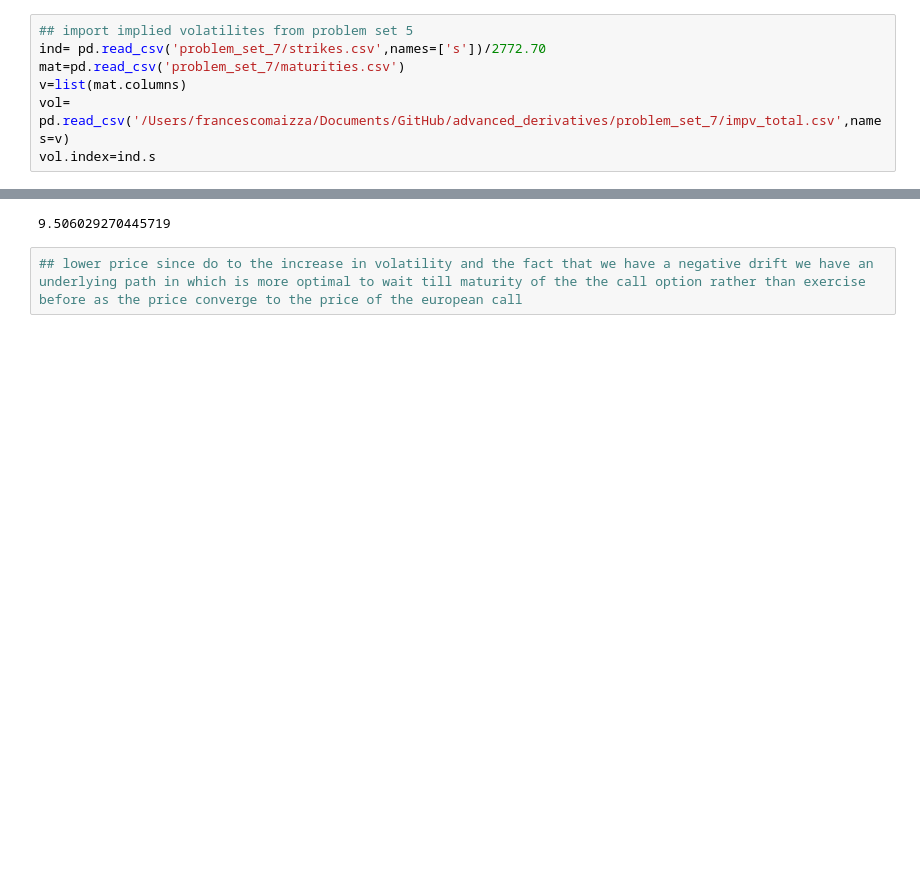
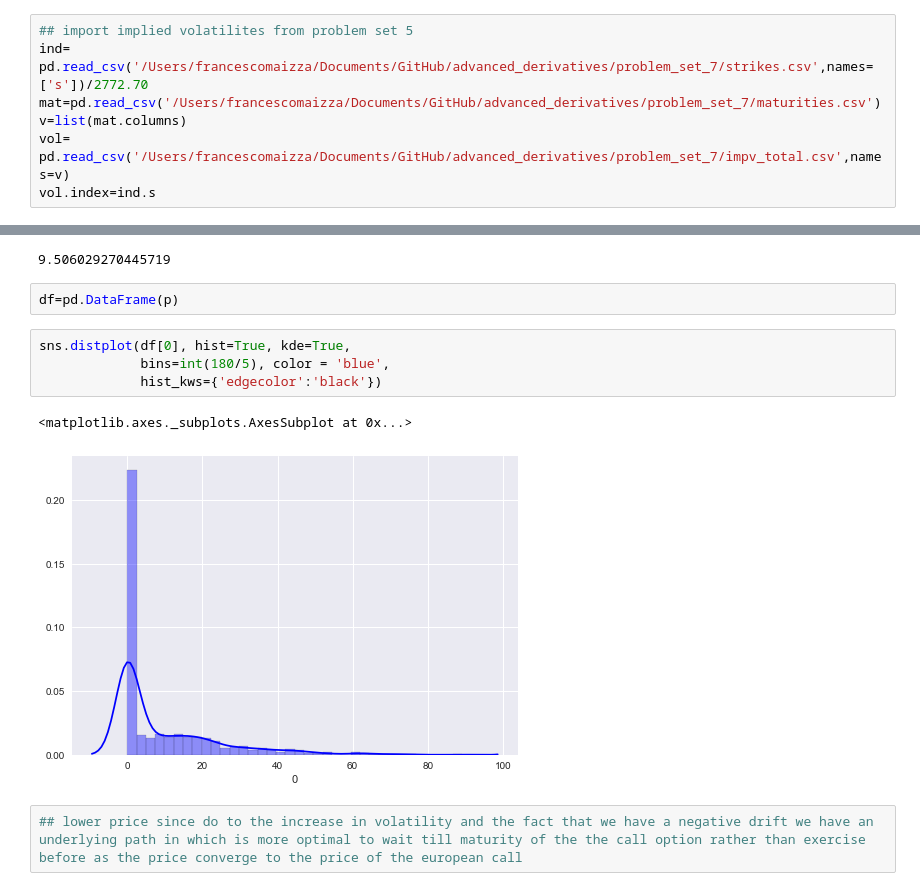
Before and after one commit to anitamezzetti/advanced_derivatives, a Jupyter notebook: problem_set_7/as7.ipynb, the cells around one changed output, grey strips where cells are left out. Drawn from its saved outputs; the diff is of its cells as text; blank space fills up the shorter version.

```diff
--- a/problem_set_7/as7.ipynb
+++ b/problem_set_7/as7.ipynb
@@ -102,8 +112,8 @@ bs(S0, K, 1,r,delta, sigma)
 ## point b
 # %%
 ## import implied volatilites from problem set 5
-ind= pd.read_csv('problem_set_7/strikes.csv',names=['s'])/2772.70
-mat=pd.read_csv('problem_set_7/maturities.csv')
+ind= pd.read_csv('/Users/francescomaizza/Documents/GitHub/advanced_derivatives/problem_set_7/strikes.csv',names=['s'])/2772.70
+mat=pd.read_csv('/Users/francescomaizza/Documents/GitHub/advanced_derivatives/problem_set_7/maturities.csv')
 v=list(mat.columns)
 vol= pd.read_csv('/Users/francescomaizza/Documents/GitHub/advanced_derivatives/problem_set_7/impv_total.csv',names=v)
 vol.index=ind.s
@@ -173,5 +183,14 @@ price = sum(p.T)/mcpath
 price
 # %% [output]
 9.506029270445719
+# %%
+df=pd.DataFrame(p)
+# %%
+sns.distplot(df[0], hist=True, kde=True,
+             bins=int(180/5), color = 'blue',
+             hist_kws={'edgecolor':'black'})
+# %% [output]
+<matplotlib.axes._subplots.AxesSubplot at 0x...>
+[figure, added]
 # %%
 ## lower price since do to the increase in volatility and the fact that we have a negative drift we have an underlying path in which is more optimal to wait till maturity of the the call option rather than exercise before as the price converge to the price of the european call
```
Also changed, not shown: parts of 4 cells of this notebook.
